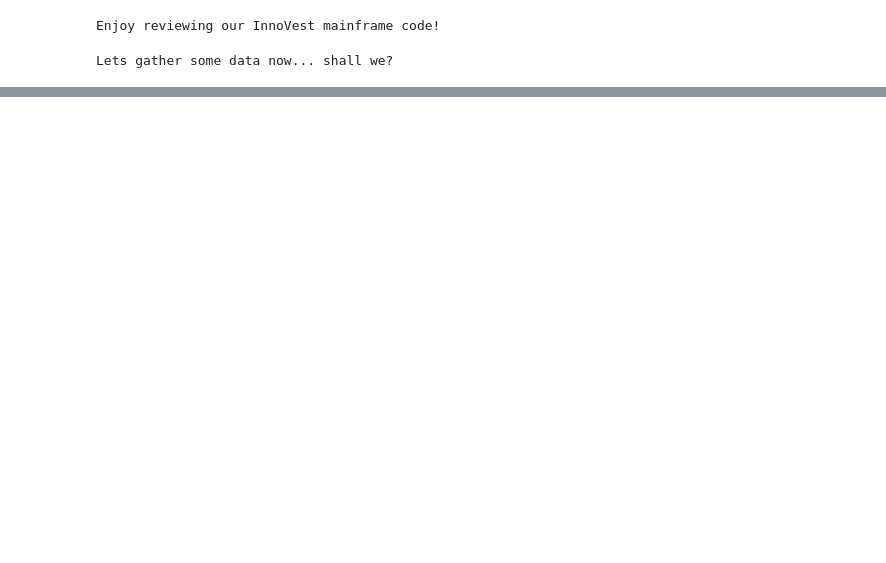
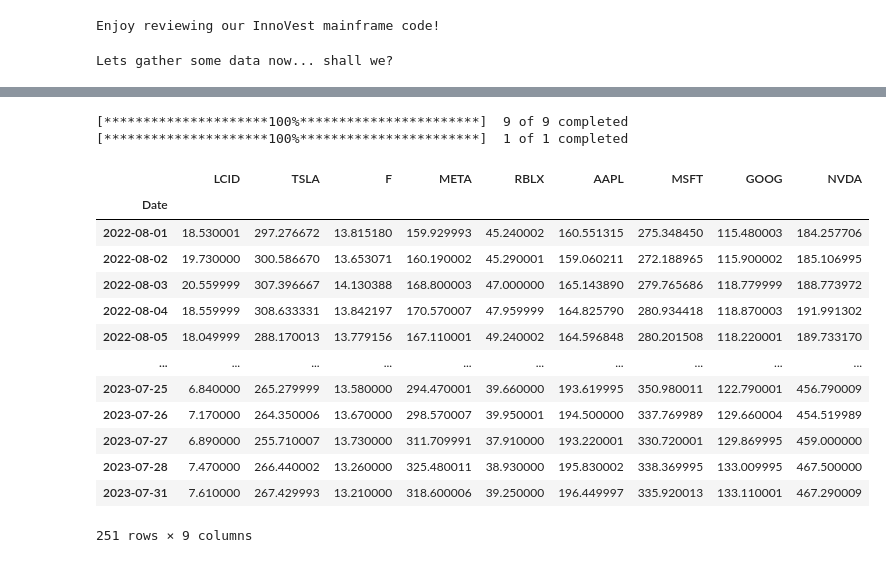
Before and after one commit to fintech-lex/innovest, a Jupyter notebook: InnoVest_Final_Demo.ipynb, the cells around one changed output, grey strips where cells are left out. Drawn from its saved outputs; the diff is of its cells as text; code cells hidden in the pictures; blank space fills up the shorter version.

```diff
--- a/InnoVest_Final_Demo.ipynb
+++ b/InnoVest_Final_Demo.ipynb
@@ -222,0 +271,61 @@ ax = rp.plot_frontier(w_frontier=frontier, mu=mu, cov=cov, returns=returns, rm=r
+# %%
+# Building out Portfolio with Data needed to Optimize
+
+# FinQuant library is great with it's ability to simplify original libraries that newer ones like FinQuant were built on, to make simple and user-friendly
+
+from finquant.portfolio import build_portfolio
+
+# If required, or preferred, the below code shows how the same is achieved by manually creating an instance of EfficientFrontier, passing it the mean returns and covariance matrix of the previously assembled portfolio.
+
+custom_stocks = {
+    0: {"Name": "LCID"},
+    1: {"Name": "TSLA"},
+    2: {"Name": "F"},
+    3: {"Name": "META"},
+    4: {"Name": "RBLX"},
+    5: {"Name": "AAPL"},
+    6: {"Name": "MSFT"},
+    7: {"Name": "GOOG"},
+    8: {"Name": "NVDA"}
+}
+
+port_allocation = pd.DataFrame.from_dict(custom_stocks, orient="index")
+
+# here we set the list of names based on the names in the DataFrame pf_allocation
+names = port_allocation["Name"].values.tolist()
+
+# dates can be set as datetime or string, as shown below:
+start_date = "2022-08-01"
+end_date = "2023-08-01"
+
+# the market index used to compare the portfolio to (in this case S&P 500). If the parameter is omitted, no market comparison will be done
+market_index = "^GSPC"
+# %%
+pf_test = build_portfolio(
+    names=names,
+    start_date=start_date,
+    end_date=end_date,
+    data_api="yfinance",
+    market_index=market_index,
+)
+
+#Show Data
+
+pf_test.data
+# %% [output]
+[*********************100%***********************]  9 of 9 completed
+[*********************100%***********************]  1 of 1 completed
+|  | LCID | TSLA | F | META | RBLX | AAPL | MSFT | GOOG | NVDA |
+| Date |  |  |  |  |  |  |  |  |  |
+| 2022-08-01 | 18.530001 | 297.276672 | 13.815180 | 159.929993 | 45.240002 | 160.551315 | 275.348450 | 115.480003 | 184.257706 |
+| 2022-08-02 | 19.730000 | 300.586670 | 13.653071 | 160.190002 | 45.290001 | 159.060211 | 272.188965 | 115.900002 | 185.106995 |
+| 2022-08-03 | 20.559999 | 307.396667 | 14.130388 | 168.800003 | 47.000000 | 165.143890 | 279.765686 | 118.779999 | 188.773972 |
+| 2022-08-04 | 18.559999 | 308.633331 | 13.842197 | 170.570007 | 47.959999 | 164.825790 | 280.934418 | 118.870003 | 191.991302 |
+| 2022-08-05 | 18.049999 | 288.170013 | 13.779156 | 167.110001 | 49.240002 | 164.596848 | 280.201508 | 118.220001 | 189.733170 |
+| ... | ... | ... | ... | ... | ... | ... | ... | ... | ... |
+| 2023-07-25 | 6.840000 | 265.279999 | 13.580000 | 294.470001 | 39.660000 | 193.619995 | 350.980011 | 122.790001 | 456.790009 |
+| 2023-07-26 | 7.170000 | 264.350006 | 13.670000 | 298.570007 | 39.950001 | 194.500000 | 337.769989 | 129.660004 | 454.519989 |
+| 2023-07-27 | 6.890000 | 255.710007 | 13.730000 | 311.709991 | 37.910000 | 193.220001 | 330.720001 | 129.869995 | 459.000000 |
+| 2023-07-28 | 7.470000 | 266.440002 | 13.260000 | 325.480011 | 38.930000 | 195.830002 | 338.369995 | 133.009995 | 467.500000 |
+| 2023-07-31 | 7.610000 | 267.429993 | 13.210000 | 318.600006 | 39.250000 | 196.449997 | 335.920013 | 133.110001 | 467.290009 |
+251 rows × 9 columns
```
Also changed, not shown: parts of 11 cells of this notebook, 2 other files.
